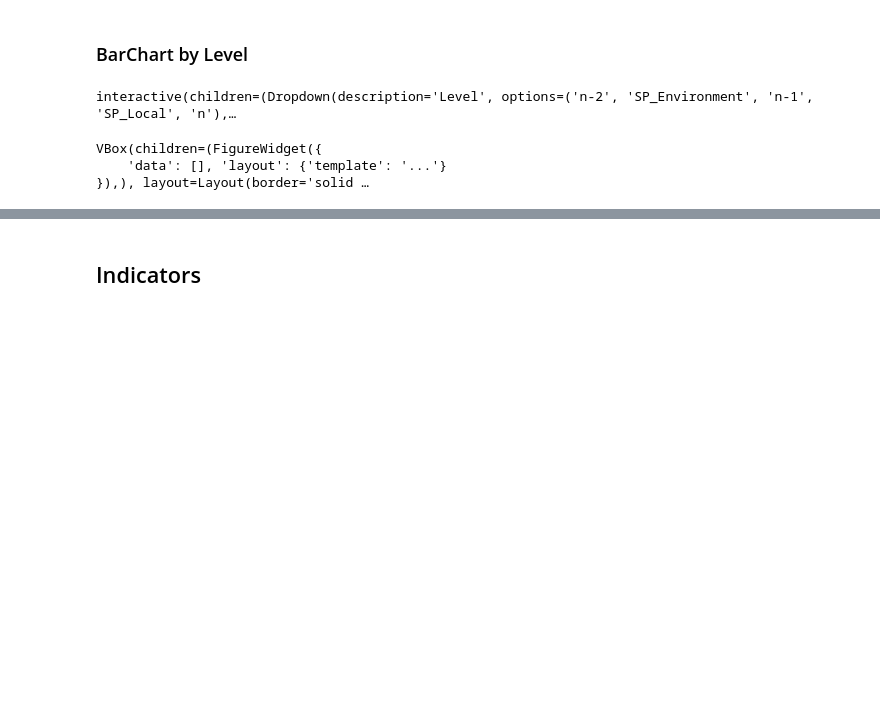
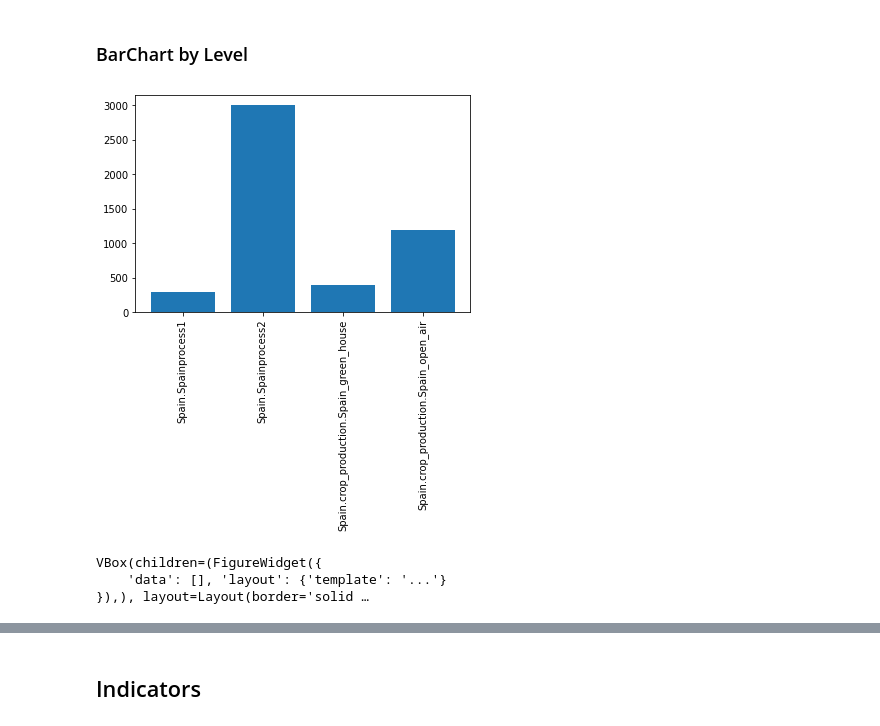
Before and after one commit to MAGIC-nexus/nis-EDA-jupyter, a Jupyter notebook: EDA-Notebook.ipynb, the cells around one changed output, grey strips where cells are left out. Cells and saved outputs as stored; diff of their text form; code cells hidden in the pictures; blank space fills up the shorter version.

Commit message:
flow graph solution indicators exploration

```diff
--- a/EDA-Notebook.ipynb
+++ b/EDA-Notebook.ipynb
@@ -252,22 +265,22 @@ Dar la opción de ver input y output o de verlo en total en la gráfica de barra
 # %%
 fig = go.FigureWidget( layout=go.Layout())
 @interact
 def Bar_chart_Level(Level = list(set(FGSds2['Level'])),Scenario = list(set(FGSds2['Scenario'])),Period = list(set(FGSds2['Period'])),Scope = list(set(FGSds2['Scope'])),Interface = list(set(FGSds2['Interface']))):
-    data = pd.read_csv("flow_graph_solution_clean.csv")
+    data = FGSds2
     data = data[(data['Scenario'] == Scenario)&(data['Level'] == Level)&(data['Period'] == Period)&(data['Scope'] == Scope)&( data['Interface'] == Interface)]
     y_pos =np.arange(len(data.Processor))
     plt.bar(y_pos,data['Value'])
     plt.xticks(y_pos,data.Processor, rotation = 90)
     plt.show()
 
 ipywLayout = widgets.Layout(border='solid 2px green')
 ipywLayout.display='none'
 widgets.VBox([fig], layout=ipywLayout)
 # %% [output]
+[figure, added]
-interactive(children=(Dropdown(description='Level', options=('n-2', 'SP_Environment', 'n-1', 'SP_Local', 'n'),…
+VBox(children=(FigureWidget({
+    'data': [], 'layout': {'template': '...'}
+}),), layout=Layout(border='solid …
-VBox(children=(FigureWidget({
-    'data': [], 'layout': {'template': '...'}
-}),), layout=Layout(border='solid …
 # %%
 
 fig = go.FigureWidget( layout=go.Layout())
```
Also changed, not shown: parts of 14 cells of this notebook.
